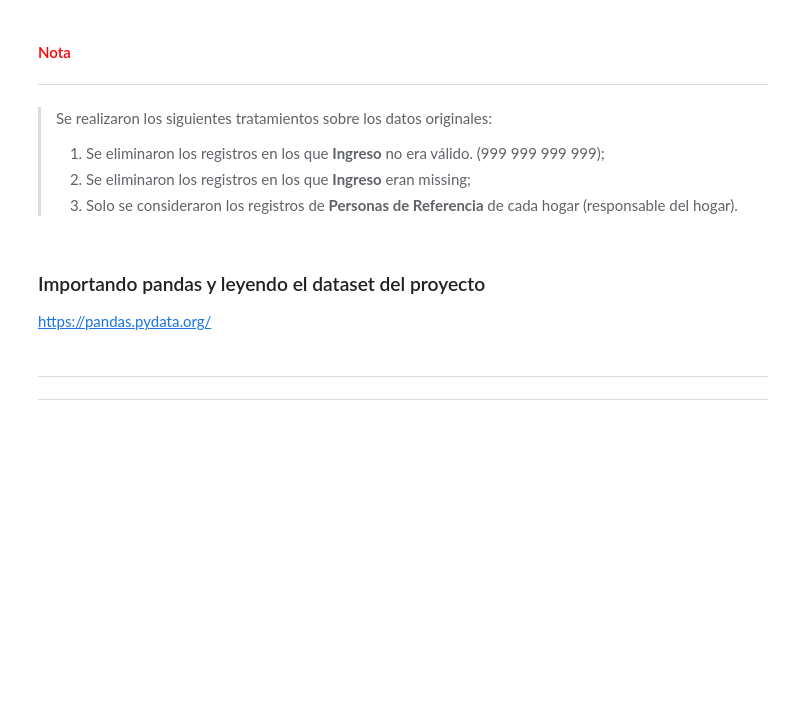
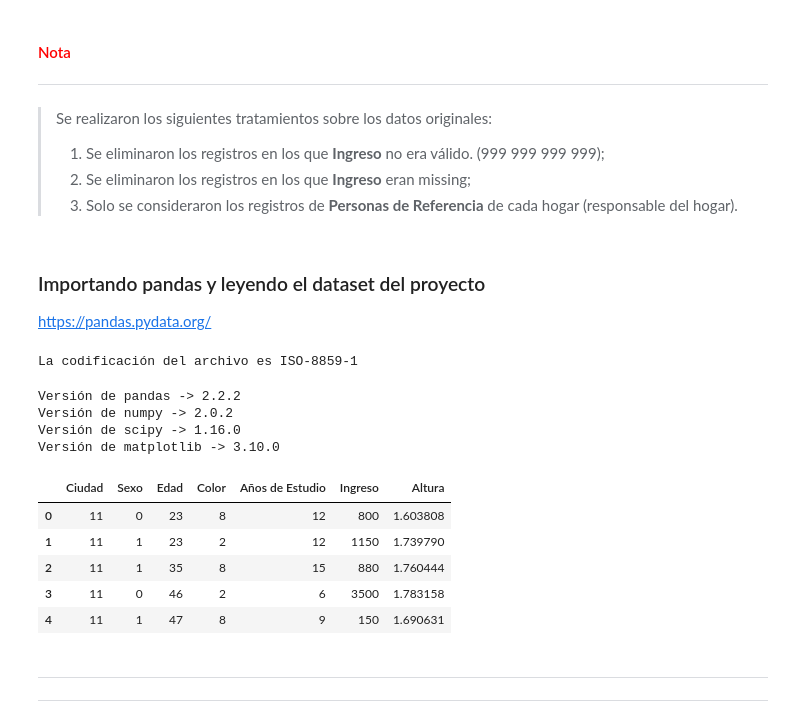
Before and after one commit to JLuceroVasquez/estadistica-con-python-probabilidad-y-muestreo, a Jupyter notebook: notebook-del-curso.ipynb, the cells around one changed output. Cells and saved outputs as stored; diff of their text form; code cells hidden in the pictures; blank space fills up the shorter version.

```diff
--- a/notebook-del-curso.ipynb
+++ b/notebook-del-curso.ipynb
@@ -125,6 +125,54 @@ Unidad Federal
 ### Importando pandas y leyendo el dataset del proyecto
 
 https://pandas.pydata.org/
+# %%
+#Se verifica la codificación del archivo.
+
+#Importamos la librería que determina la codificación de un archivo binario.
+import chardet
+
+#Leemos el archivo como binario y detectamos su codificación, almacenando el resultado en un diccionario llamado "result".
+with open("/content/datos_sus.csv",'rb') as f:
+  diccionario = chardet.detect(f.read())
+  encoding = diccionario['encoding'] #La codificación del archivo es el valor de la clave "encoding"
+
+#Imprimimos .
+print(f"La codificación del archivo es {encoding}")
+# %% [output]
+La codificación del archivo es ISO-8859-1
+# %%
+#Se importan las librerías.
+import pandas as pd
+import numpy as np
+from scipy.special import comb
+from scipy.stats import binom
+from scipy.stats import norm
+from scipy.stats import poisson
+import matplotlib.pyplot as plt
+
+print('Versión de pandas -> %s' % pandas.__version__)
+print('Versión de numpy -> %s' % numpy.__version__)
+print('Versión de scipy -> %s' % scipy.__version__)
+print('Versión de matplotlib -> %s' % matplotlib.__version__)
+# %% [output]
+Versión de pandas -> 2.2.2
+Versión de numpy -> 2.0.2
+Versión de scipy -> 1.16.0
+Versión de matplotlib -> 3.10.0
+# %%
+#Se importa el archivo csv desde Github.
+
+url = "https://github.com/JLuceroVasquez/estadistica-con-python-probabilidad-y-muestreo/raw/refs/heads/main/datos.csv"
+
+datos = pd.read_csv(url, encoding="ISO-8859-1")
+datos.head()
+# %% [output]
+|  | Ciudad | Sexo | Edad | Color | Años de Estudio | Ingreso | Altura |
+| 0 | 11 | 0 | 23 | 8 | 12 | 800 | 1.603808 |
+| 1 | 11 | 1 | 23 | 2 | 12 | 1150 | 1.739790 |
+| 2 | 11 | 1 | 35 | 8 | 15 | 880 | 1.760444 |
+| 3 | 11 | 0 | 46 | 2 | 6 | 3500 | 1.783158 |
+| 4 | 11 | 1 | 47 | 8 | 9 | 150 | 1.690631 |
 # %% [markdown]
 ---
 ---
```
Also changed, not shown: parts of 1 cell of this notebook.
